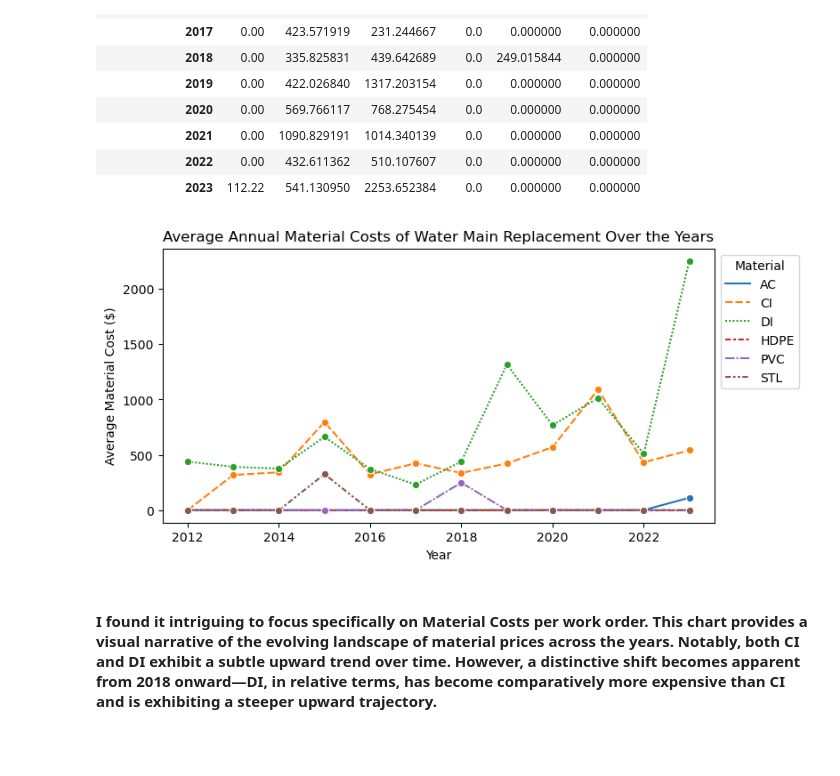
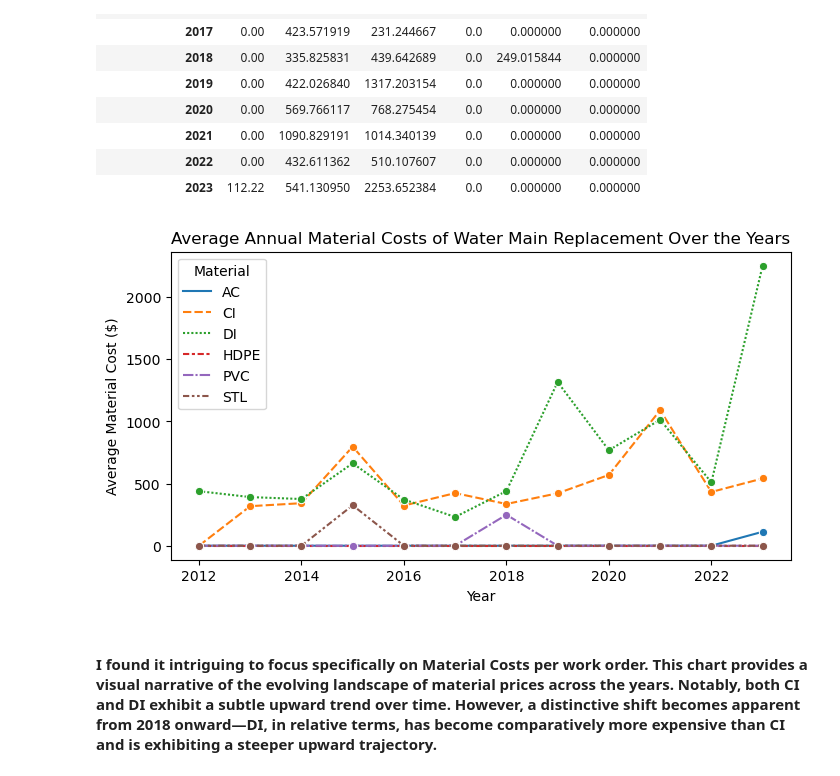
Before and after one commit to hernanth1/Ann-Arbor-Watermain-Project, a Jupyter notebook: 3 - RQ2 Analysis.ipynb, the cells around one changed output. Saved outputs shown, nothing was run; the diff lists cells and outputs as text; code cells hidden in the pictures; blank space fills up the shorter version.

```diff
--- a/3 - RQ2 Analysis.ipynb
+++ b/3 - RQ2 Analysis.ipynb
@@ -335,17 +335,17 @@ yearly_material_cost_table
 # %%
 # created a line chart to visualize my table results
 plt.figure(figsize=(8, 4))
 
 sns.lineplot(data=yearly_material_cost_table, marker='o')
 
 plt.title('Average Annual Material Costs of Water Main Replacement Over the Years')
 plt.xlabel('Year')
 plt.ylabel('Average Material Cost ($)')
-plt.legend(title='Material', bbox_to_anchor=(1, 1))
+plt.legend(title='Material')
 
 plt.show()
 # %% [output]
-[figure, old version]
+[figure, new version]
 # %% [markdown]
 #### I found it intriguing to focus specifically on Material Costs per work order. This chart provides a visual narrative of the evolving landscape of material prices across the years. Notably, both CI and DI exhibit a subtle upward trend over time. However, a distinctive shift becomes apparent from 2018 onward—DI, in relative terms, has become comparatively more expensive than CI and is exhibiting a steeper upward trajectory.
 # %% [markdown]
```
Also changed, not shown: parts of 1 cell of this notebook, 1 other file.
